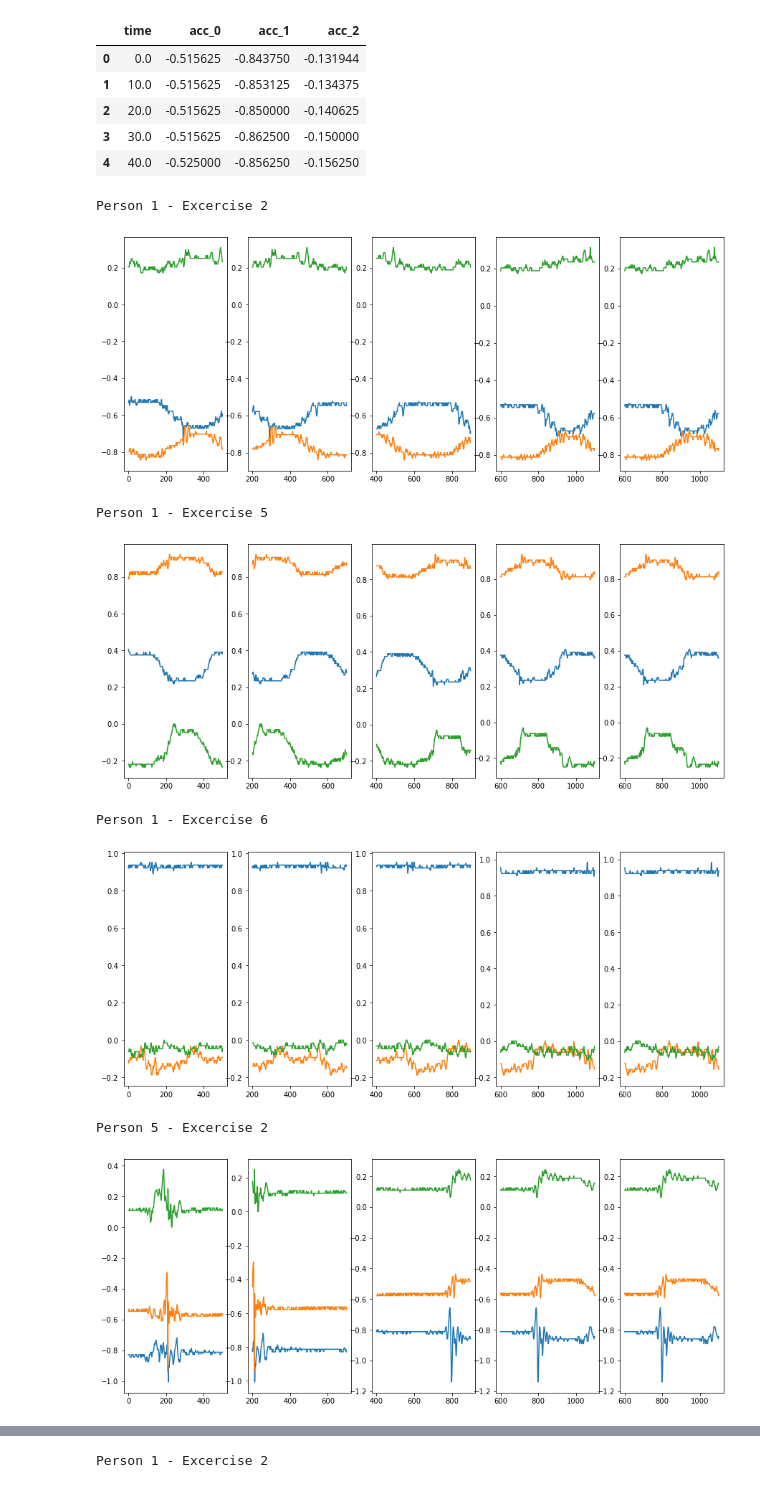
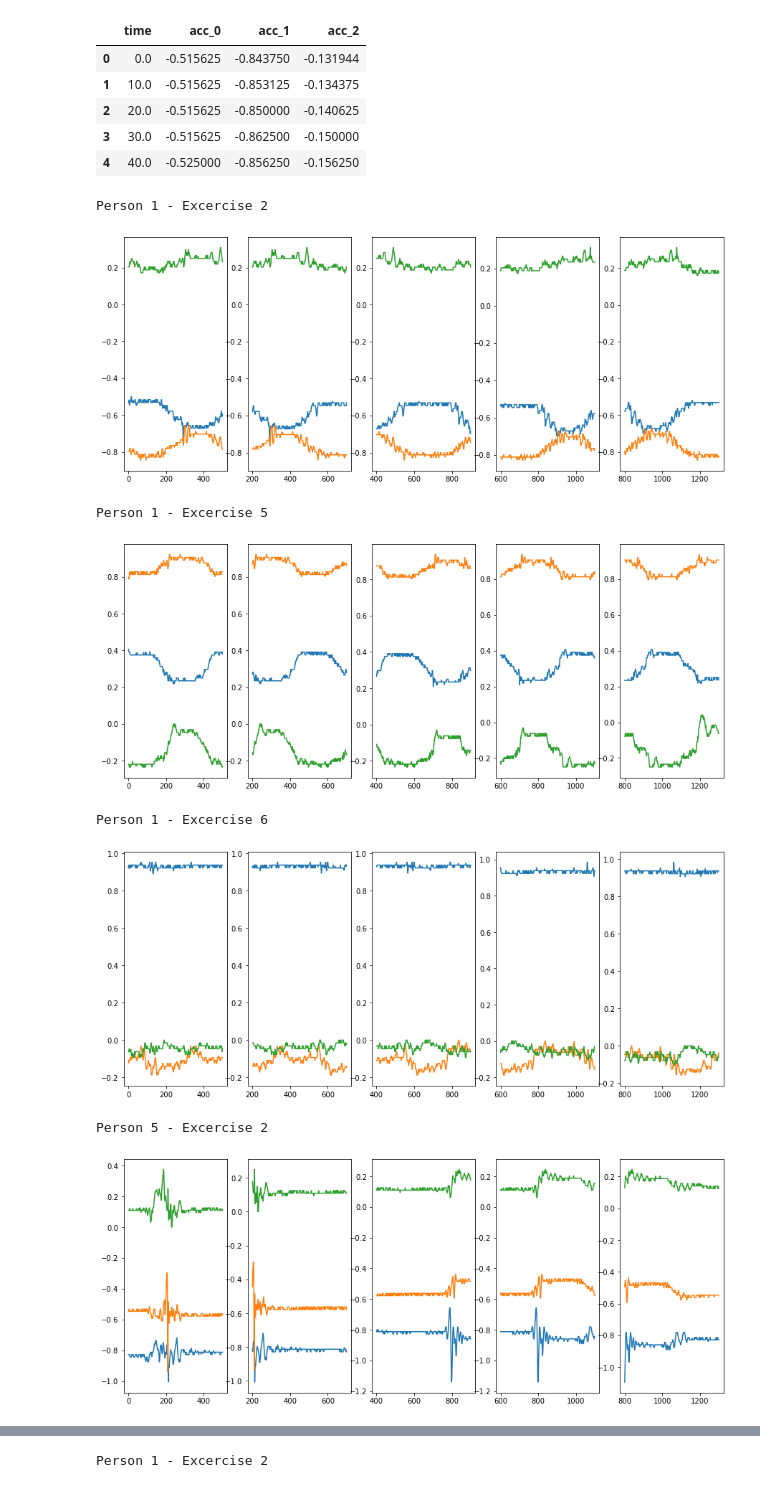
Before and after one commit to anushaihalapathirana/Multi_modal_data_fusion, a Jupyter notebook: project-work-MEx-classification.ipynb, the cells around one changed output, grey strips where cells are left out. Cells and saved outputs as stored; diff of their text form; code cells hidden in the pictures.

```diff
--- a/project-work-MEx-classification.ipynb
+++ b/project-work-MEx-classification.ipynb
@@ -236,39 +236,39 @@ def plot_acc_data(df_acc, sub_id, excercise_id, label):
     df_acc2 = df_acc2.drop('time', axis=1)
     df_acc3 = df_acc.df.iloc[3]
     df_acc3 = df_acc3.drop('time', axis=1)
     df_acc4 = df_acc.df.iloc[4]
     df_acc4 = df_acc4.drop('time', axis=1)
 
     f = plt.figure(figsize=(15,6))
     print(label)
 
     f.add_subplot(1,5,1)
     plt.plot(df_acc0)
     f.add_subplot(1,5,2)
     plt.plot(df_acc1)
     f.add_subplot(1,5,3)
     plt.plot(df_acc2)
     f.add_subplot(1,5,4)
     plt.plot(df_acc3)
     f.add_subplot(1,5,5)
-    plt.plot(df_acc3)
+    plt.plot(df_acc4)
     plt.show()
 
 
 plot_acc_data(df_new, '01', '02', 'Person 1 - Excercise 2')
 plot_acc_data(df_new, '01', '05', 'Person 1 - Excercise 5')
 plot_acc_data(df_new, '01', '06', 'Person 1 - Excercise 6')
 
 plot_acc_data(df_new, '05', '02', 'Person 5 - Excercise 2')
 plot_acc_data(df_new, '05', '05', 'Person 5 - Excercise 5')
 plot_acc_data(df_new, '05', '06', 'Person 5 - Excercise 6')
 # %% [output]
 Person 1 - Excercise 2
-[figure, old version]
+[figure, new version]
 Person 1 - Excercise 5
-[figure, old version]
+[figure, new version]
 Person 1 - Excercise 6
-[figure, old version]
+[figure, new version]
 Person 5 - Excercise 2
-[figure, old version]
+[figure, new version]
 Person 5 - Excercise 5
```
Also changed, not shown: parts of 2 cells of this notebook.
